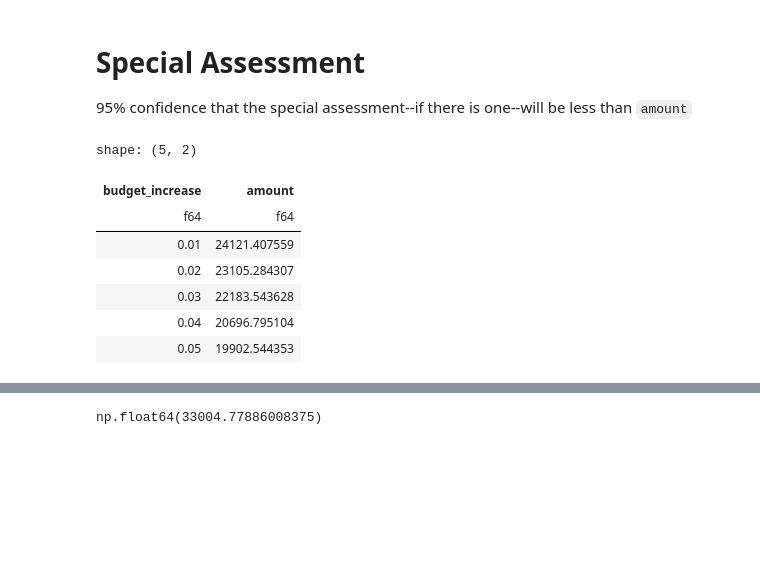
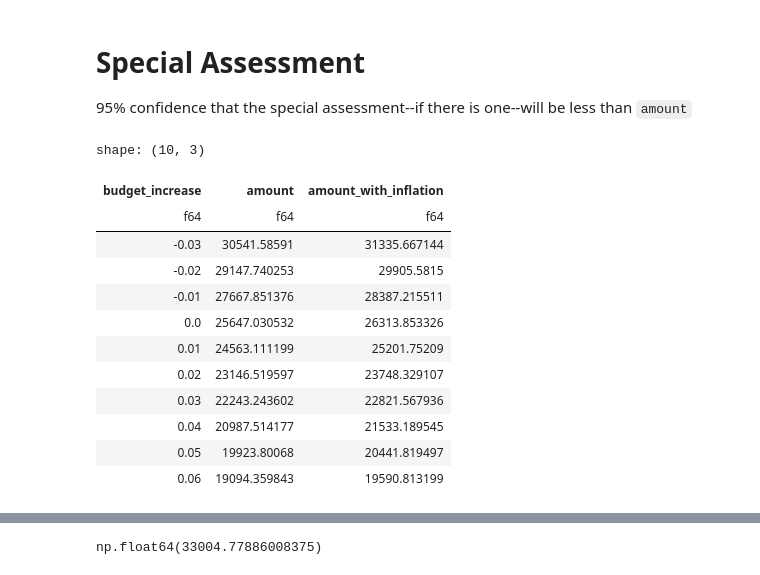
Before and after one commit to johnedmonds/condo, a Jupyter notebook: condo.ipynb, the cells around one changed output, grey strips where cells are left out. Cells and saved outputs as stored; diff of their text form; code cells hidden in the pictures; blank space fills up the shorter version.

```diff
--- a/condo.ipynb
+++ b/condo.ipynb
@@ -51,8 +52,8 @@ UNPAID_BILLS = 13597.12
 # Based on the "Operation" account pulled from Daisy dashboard on 2025-11-18
 STARTING_BALANCE = 15711.40 - UNPAID_BILLS
 # Simulate budget increases between 1% - 5% in increments of 1 percentage point.
-BUDGET_INCREASES = (
-    round(budget_increase / 100.0 + 0.05, 2) for budget_increase in range(-4, 1)
+BUDGET_INCREASES = list(
+    round(budget_increase / 100.0, 2) for budget_increase in range(-3, 7)
 )
 cashflow_by_month_by_increase = [
     (
@@ -75,15 +76,14 @@ simulations = pl.concat(
         (
             cashflow_by_month.lazy()
             .select(
-                (
-                    pl.col("amount").sample(MONTHS_TO_SIMULATE, shuffle=True).cum_sum()
-                    + pl.lit(STARTING_BALANCE)
-                ).min(),
+                pl.col("amount").sample(MONTHS_TO_SIMULATE, shuffle=True).cum_sum()
+                + pl.lit(STARTING_BALANCE),
             )
             .with_columns(
                 simulation_id=pl.lit(simulation_id),
                 budget_increase=pl.lit(budget_increase),
             )
+            .with_row_index("month")
             for (
                 budget_increase,
                 cashflow_by_month,
@@ -95,2 +132,6 @@ simulations = pl.concat(
+# %%
+simulation_mins = simulations.group_by("budget_increase", "simulation_id").agg(
+    pl.col("amount").min()
+)
 # %%
 fig = px.pie(
@@ -118,18 +160,29 @@ fig.show(renderer="notebook_connected")
 # Special Assessment
 95% confidence that the special assessment--if there is one--will be less than `amount`
 # %%
-simulations.filter(pl.col("amount") < 0).with_columns(-pl.col("amount")).group_by(
-    "budget_increase"
-).agg(pl.col("amount").mean() + pl.col("amount").std() * norm.ppf(0.95))
+# Inflation estimation from https://www.federalreserve.gov/monetarypolicy/files/fomcprojtabl20250917.pdf
+INFLATION = 0.026
+simulation_mins.filter(pl.col("amount") < 0).sort("budget_increase").with_columns(
+    -pl.col("amount")
+).group_by("budget_increase").agg(
+    pl.col("amount").mean() + pl.col("amount").std() * norm.ppf(0.95)
+).with_columns(
+    amount_with_inflation=pl.col("amount") * (1 + INFLATION)
+)
 # %% [output]
-shape: (5, 2)
+shape: (10, 3)
-| budget_increase | amount |
-| f64 | f64 |
-| 0.01 | 24121.407559 |
-| 0.02 | 23105.284307 |
-| 0.03 | 22183.543628 |
-| 0.04 | 20696.795104 |
-| 0.05 | 19902.544353 |
+| budget_increase | amount | amount_with_inflation |
+| f64 | f64 | f64 |
+| -0.03 | 30541.58591 | 31335.667144 |
+| -0.02 | 29147.740253 | 29905.5815 |
+| -0.01 | 27667.851376 | 28387.215511 |
+| 0.0 | 25647.030532 | 26313.853326 |
+| 0.01 | 24563.111199 | 25201.75209 |
+| 0.02 | 23146.519597 | 23748.329107 |
+| 0.03 | 22243.243602 | 22821.567936 |
+| 0.04 | 20987.514177 | 21533.189545 |
+| 0.05 | 19923.80068 | 20441.819497 |
+| 0.06 | 19094.359843 | 19590.813199 |
 # %%
 fig = px.bar(
     extract_cashflow(budget["expenses"]).with_columns(
```
Also changed, not shown: parts of 3 cells of this notebook, 1 other file.
